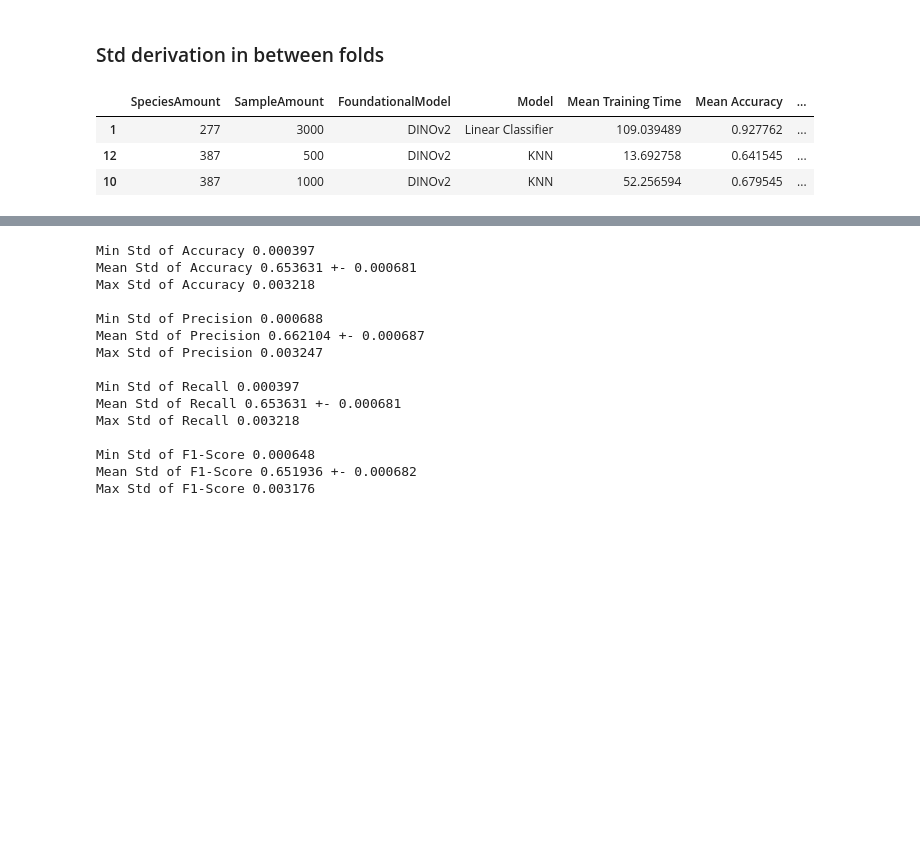
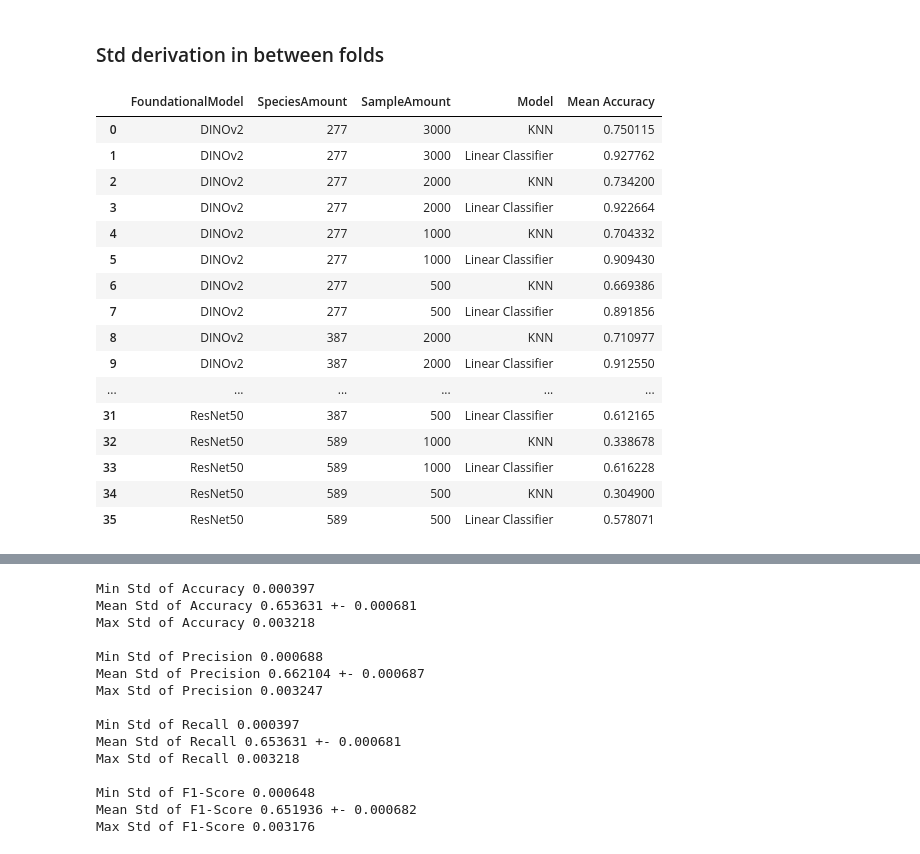
Before and after one commit to leo-grz/BachelorThesis_LepidopteraFGIC, a Jupyter notebook: notebooks/08_crossval_results_analysis_w_chosen_setup.ipynb, the cells around one changed output, grey strips where cells are left out. Saved outputs shown, nothing was run; the diff lists cells and outputs as text; code cells hidden in the pictures; blank space fills up the shorter version.

```diff
--- a/notebooks/08_crossval_results_analysis_w_chosen_setup.ipynb
+++ b/notebooks/08_crossval_results_analysis_w_chosen_setup.ipynb
@@ -69,8 +69,24 @@ averaged_result_df = averaged_result_df.drop_duplicates().reset_index(drop=True)
 # %%
 #averaged_result_df.to_csv(PATH_TO_RESULTS + 'crossval_bestparams_alldatasets_180runs_averaged.csv',index=False)
-averaged_result_df.sample(3)
+#averaged_result_df.sample(3)
+averaged_result_df = pd.read_csv(PATH_TO_RESULTS + 'crossval_bestparams_alldatasets_180runs_averaged.csv')
-# %% [output]
-|  | SpeciesAmount | SampleAmount | FoundationalModel | Model | Mean Training Time | Mean Accuracy | ... |
-| 1 | 277 | 3000 | DINOv2 | Linear Classifier | 109.039489 | 0.927762 | ... |
-| 12 | 387 | 500 | DINOv2 | KNN | 13.692758 | 0.641545 | ... |
-| 10 | 387 | 1000 | DINOv2 | KNN | 52.256594 | 0.679545 | ... |
+# %%
+mydf = averaged_result_df[['FoundationalModel', 'SpeciesAmount', 'SampleAmount', 'Model', 'Mean Accuracy']]
+# %% [output]
+|  | FoundationalModel | SpeciesAmount | SampleAmount | Model | Mean Accuracy |
+| 0 | DINOv2 | 277 | 3000 | KNN | 0.750115 |
+| 1 | DINOv2 | 277 | 3000 | Linear Classifier | 0.927762 |
+| 2 | DINOv2 | 277 | 2000 | KNN | 0.734200 |
+| 3 | DINOv2 | 277 | 2000 | Linear Classifier | 0.922664 |
+| 4 | DINOv2 | 277 | 1000 | KNN | 0.704332 |
+| 5 | DINOv2 | 277 | 1000 | Linear Classifier | 0.909430 |
+| 6 | DINOv2 | 277 | 500 | KNN | 0.669386 |
+| 7 | DINOv2 | 277 | 500 | Linear Classifier | 0.891856 |
+| 8 | DINOv2 | 387 | 2000 | KNN | 0.710977 |
+| 9 | DINOv2 | 387 | 2000 | Linear Classifier | 0.912550 |
+| ... | ... | ... | ... | ... | ... |
+| 31 | ResNet50 | 387 | 500 | Linear Classifier | 0.612165 |
+| 32 | ResNet50 | 589 | 1000 | KNN | 0.338678 |
+| 33 | ResNet50 | 589 | 1000 | Linear Classifier | 0.616228 |
+| 34 | ResNet50 | 589 | 500 | KNN | 0.304900 |
+| 35 | ResNet50 | 589 | 500 | Linear Classifier | 0.578071 |
```
Also changed, not shown: parts of 3 cells of this notebook, 17 other files.
